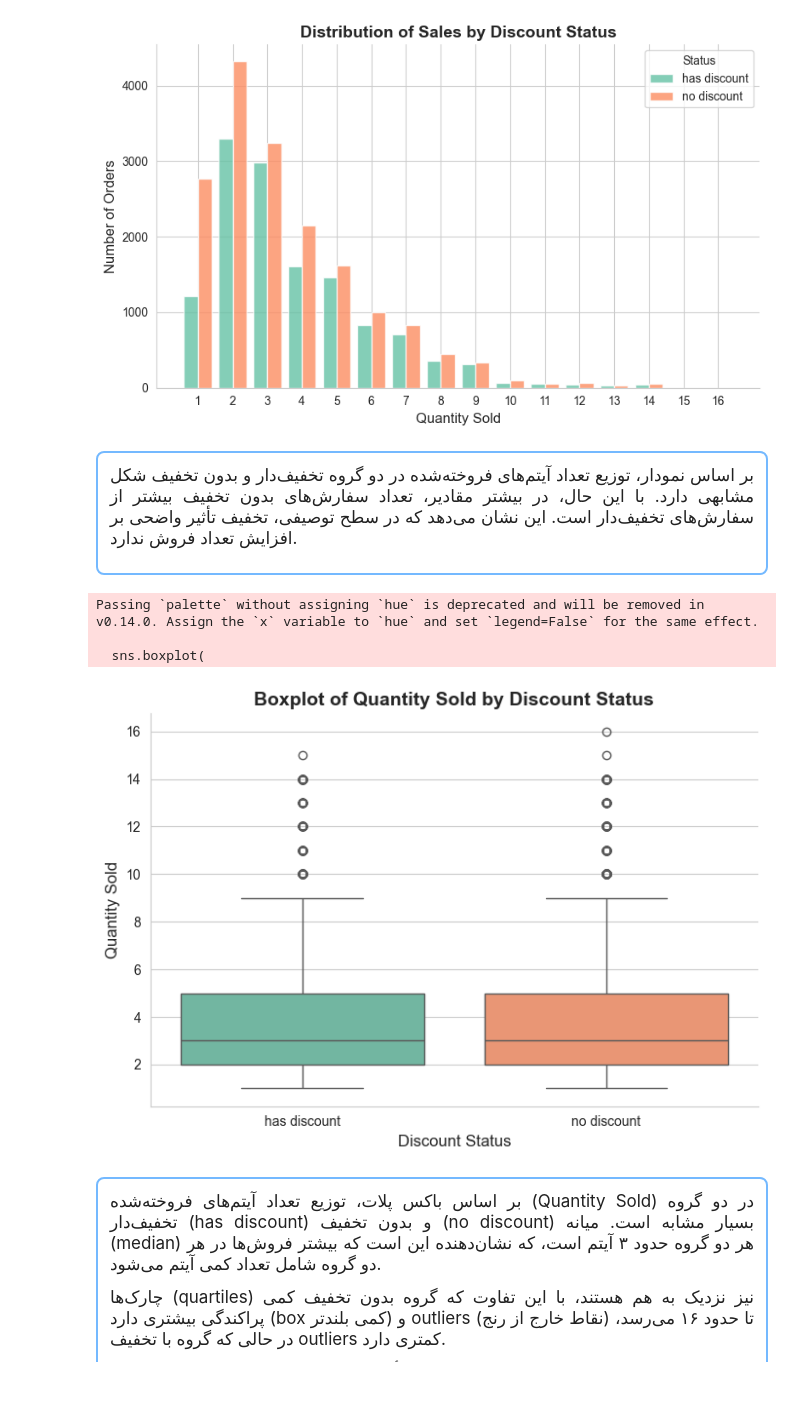
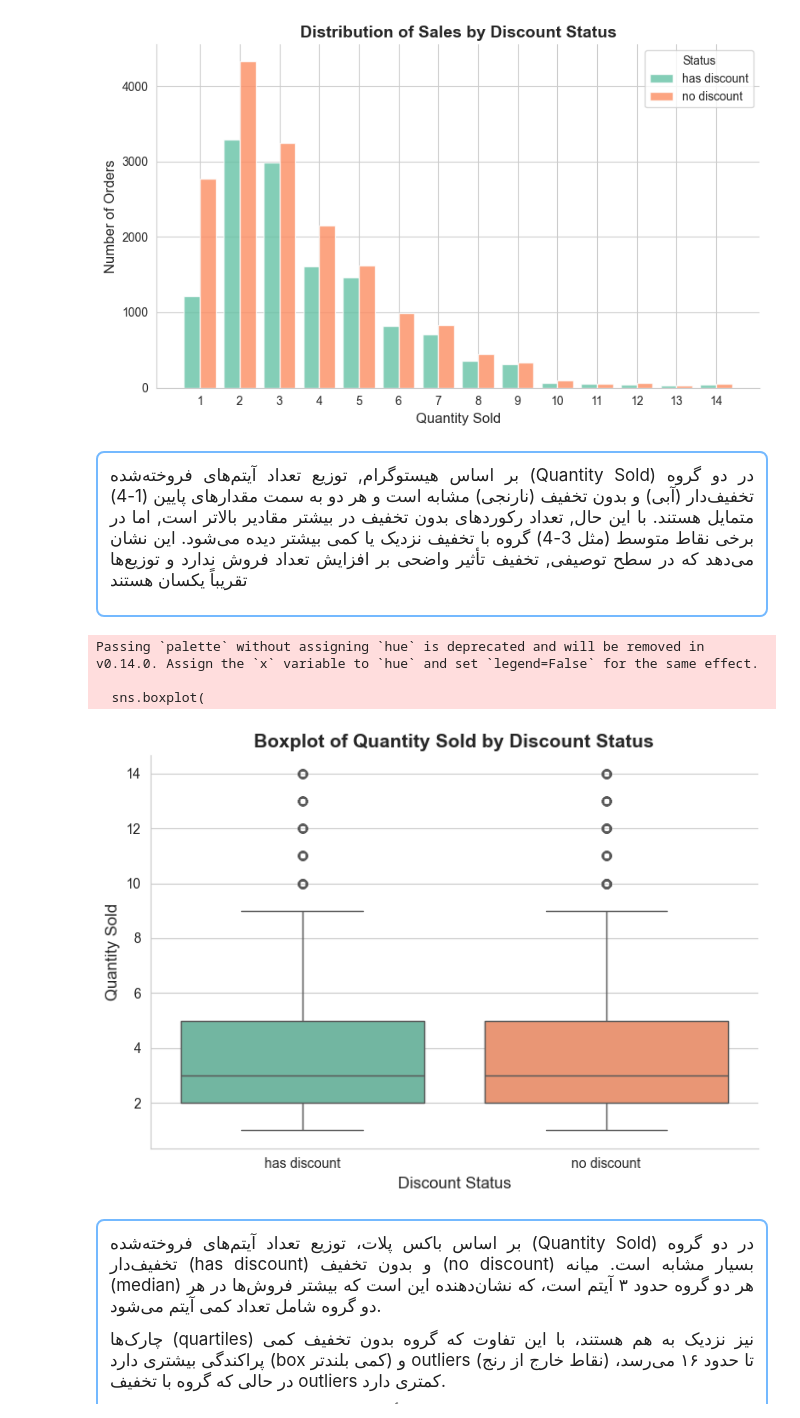
Before and after one commit to arashnaderi820-cyber/superstore-data-analysis, a Jupyter notebook: Phase2_Statistics/amar.ipynb, the cells around one changed output. Drawn from its saved outputs; the diff is of its cells as text; code cells hidden in the pictures; blank space fills up the shorter version.

Commit message:
Update_Phase_2

```diff
--- a/Phase2_Statistics/amar.ipynb
+++ b/Phase2_Statistics/amar.ipynb
@@ -6,7 +6,7 @@ import numpy as np
 from scipy.stats import mannwhitneyu
 from scipy.stats import shapiro
 # %%
-file_path=r"C:\Users\Asus\Desktop\data.csv"
+file_path=r"Phase2_Discount_StatisticalTest.csv"
 df=pd.read_csv(file_path)
 df
 # %% [output]
@@ -26,9 +26,9 @@ df
 # %%
-df["status"]=df["Sum of Discount"].apply(lambda x:"no discount"if x==0 else "has discount")
+df["status"]=df["Discount"].apply(lambda x:"no discount" if x==0 else "has discount")
 distribution=pd.pivot_table(
     df,
     index="status",
-    columns="Sum of Quantity",
+    columns="Quantity",
     aggfunc="size",
     fill_value=0
 
@@ -62,41 +62,40 @@ sns.despine()
 plt.tight_layout()
 plt.show()
 # %% [output]
-[figure, old version]
+[figure, new version]
 # %% [markdown]
 <div style="font-family:Tahoma, sans-serif; direction:rtl; line-height:1.8; font-size:17px; text-align:justify; padding:12px; border:2px solid #74b9ff; border-radius:8px; box-sizing:border-box; max-width:100%; margin:0 auto;">
   <p>
-    بر اساس نمودار، توزیع تعداد آیتم‌های فروخته‌شده در دو گروه تخفیف‌دار و بدون تخفیف شکل مشابهی دارد. با این حال، در بیشتر مقادیر، تعداد سفارش‌های بدون تخفیف بیشتر از سفارش‌های تخفیف‌دار است. این نشان می‌دهد که در سطح توصیفی، تخفیف تأثیر واضحی بر افزایش تعداد فروش ندارد.
-  </p>
+بر اساس هیستوگرام, توزیع تعداد آیتم‌های فروخته‌شده (Quantity Sold) در دو گروه تخفیف‌دار (آبی) و بدون تخفیف (نارنجی) مشابه است و هر دو به سمت مقدارهای پایین (1-4) متمایل هستند. با این حال, تعداد رکوردهای بدون تخفیف در بیشتر مقادیر بالاتر است, اما در برخی نقاط متوسط (مثل 3-4) گروه با تخفیف نزدیک یا کمی بیشتر دیده می‌شود. این نشان می‌دهد که در سطح توصیفی, تخفیف تأثیر واضحی بر افزایش تعداد فروش ندارد و توزیع‌ها تقریباً یکسان هستند  </p>
 </div>
 # %%
-df_long = df[['Sum of Quantity', 'status']]
+df_long = df[['Quantity', 'status']]
 
 
 sns.set_style("whitegrid")
 plt.figure(figsize=(7,5))
 
 
 sns.boxplot(
     x='status',
-    y='Sum of Quantity',
+    y='Quantity',
     data=df_long,
     palette='Set2'
 )
 
 
 plt.xlabel('Discount Status', fontsize=12)
 plt.ylabel('Quantity Sold', fontsize=12)
 plt.title('Boxplot of Quantity Sold by Discount Status', fontsize=14, weight='bold')
 
 sns.despine()
 plt.tight_layout()
 plt.show()
 # %% [output]
 Passing `palette` without assigning `hue` is deprecated and will be removed in v0.14.0. Assign the `x` variable to `hue` and set `legend=False` for the same effect.
 
   sns.boxplot(
-[figure, old version]
+[figure, new version]
 # %% [markdown]
 <div style="font-family:Tahoma, sans-serif; direction:rtl; line-height:1.8; font-size:17px; text-align:justify; padding:12px; border:2px solid #74b9ff; border-radius:8px; box-sizing:border-box; max-width:100%; margin:0 auto;">
   <p>
```
Also changed, not shown: parts of 4 cells of this notebook.
